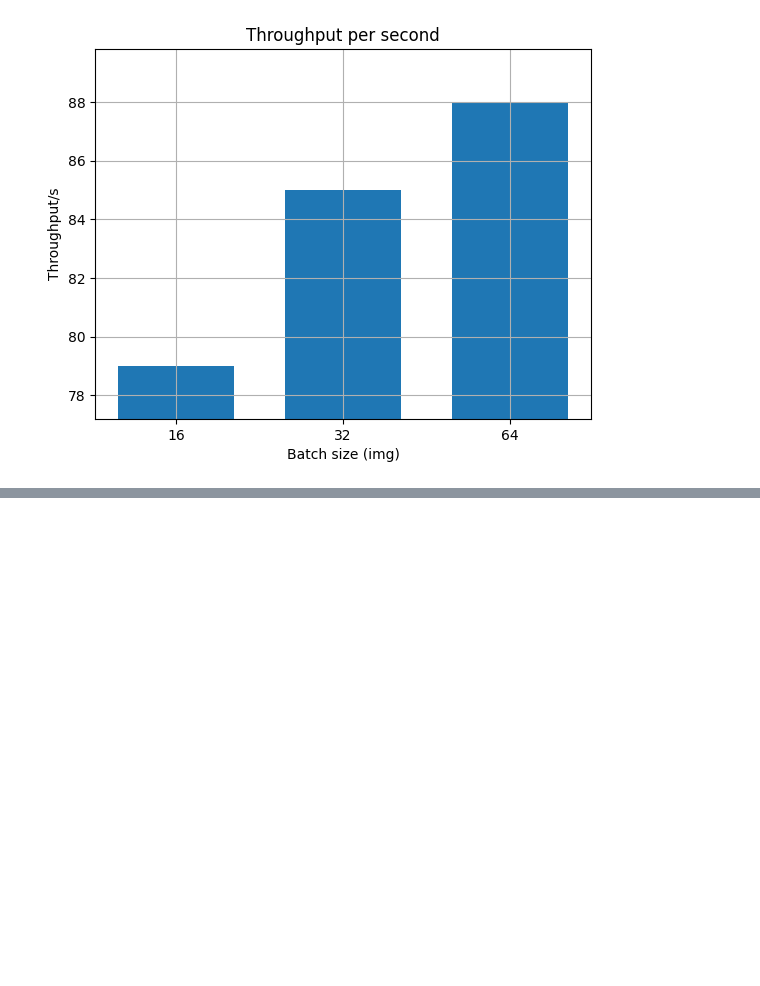
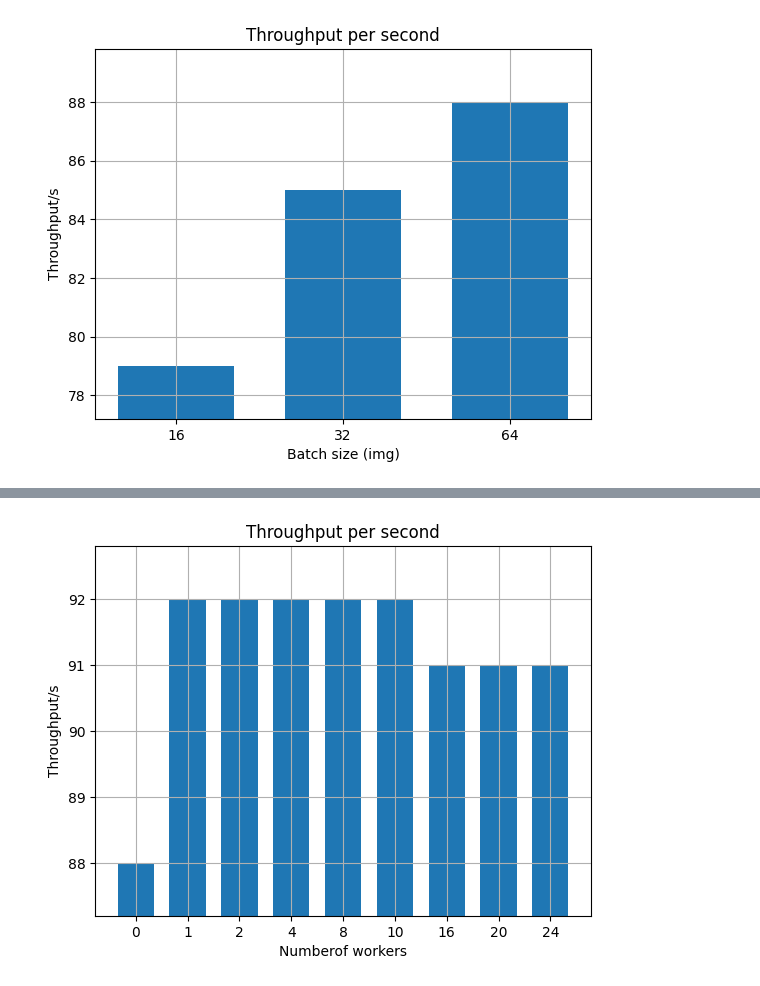
Before and after one commit to AUBERTIERThomas/SA-MIRI, a Jupyter notebook: Ph/11-X.ipynb, the cells around one changed output, grey strips where cells are left out. Saved outputs shown, nothing was run; the diff lists cells and outputs as text; code cells hidden in the pictures; blank space fills up the shorter version.

```diff
--- a/Ph/11-X.ipynb
+++ b/Ph/11-X.ipynb
@@ -63,0 +78,7 @@ plot_epoch_time(nw, time)
+# %%
+nw = [0,1,2,4,8,10,16,20,24]
+thr = [88,92,92,92,92,92,91,91,91]
+
+plot_nm_workers(nw, thr)
+# %% [output]
+[figure, added]
```
Also changed, not shown: parts of 3 cells of this notebook, 4 other files.
